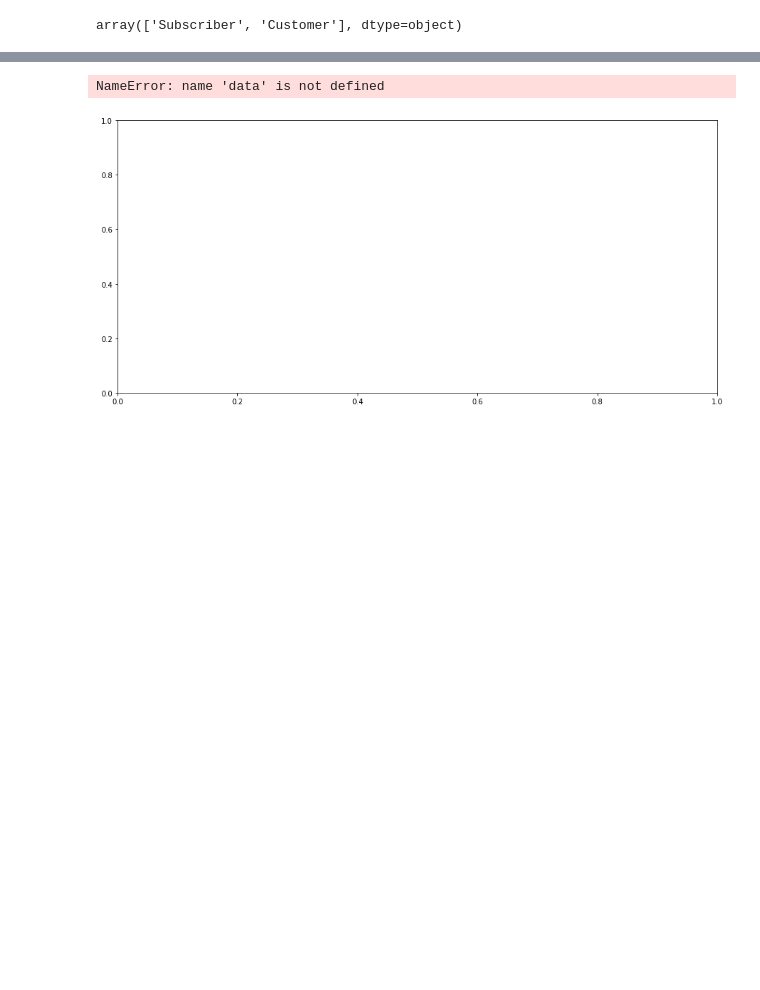
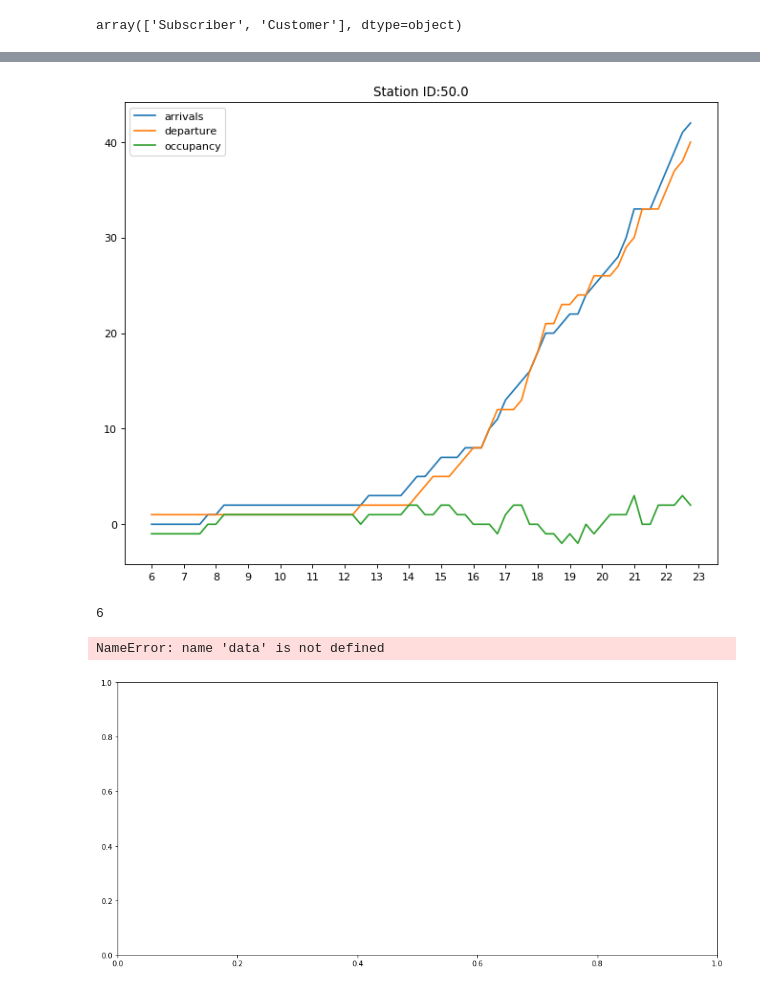
Before and after one commit to benjaminran/bay-wheels, a Jupyter notebook: Bay Wheels.ipynb, the cells around one changed output, grey strips where cells are left out. Saved outputs shown, nothing was run; the diff lists cells and outputs as text; code cells hidden in the pictures; blank space fills up the shorter version.

```diff
--- a/Bay Wheels.ipynb
+++ b/Bay Wheels.ipynb
@@ -119,12 +103,3 @@ array(['17th St at Valencia St', '2nd St at Townsend St',
 df.user_type.unique()
 # %% [output]
 array(['Subscriber', 'Customer'], dtype=object)
-# %%
-# TODO: partition by start date
-filter_date = '2019-06-01'
-day_df = df[(df.start_time > filter_date + ' 00:00:00') & (df.start_time <= filter_date + ' 23:59:59')]
-day_df
-
-
-
-#sort_values(by=['col1'])
@@ -149,0 +106,6 @@ day_df
+# %%
+from datetime import timedelta, date
+
+def daterange(start_date, end_date):
+    for n in range(int ((end_date - start_date).days)):
+        yield start_date + timedelta(n)
@@ -150,2 +163,18 @@ day_df
+# %%
+plt.figure(num=1, figsize=(10, 8), dpi=80, facecolor='w', edgecolor='k')
+
+plt.plot(time_list, day_in)
+plt.plot(time_list, day_out)
+plt.plot(time_list, day_in-day_out)
+plt.xticks(np.arange(min(time_list), max(time_list)+1, 1.0))
+plt.legend(["arrivals", "departure", "occupancy"])
+plt.title("Station ID:" + str(this_station))
+plt.show()
+# %% [output]
+[figure, added]
+# %%
+start_hour+n*time_step_size*60
+# %% [output]
+6
 # %%
 # if I had:
```
Also changed, not shown: parts of 8 cells of this notebook.
